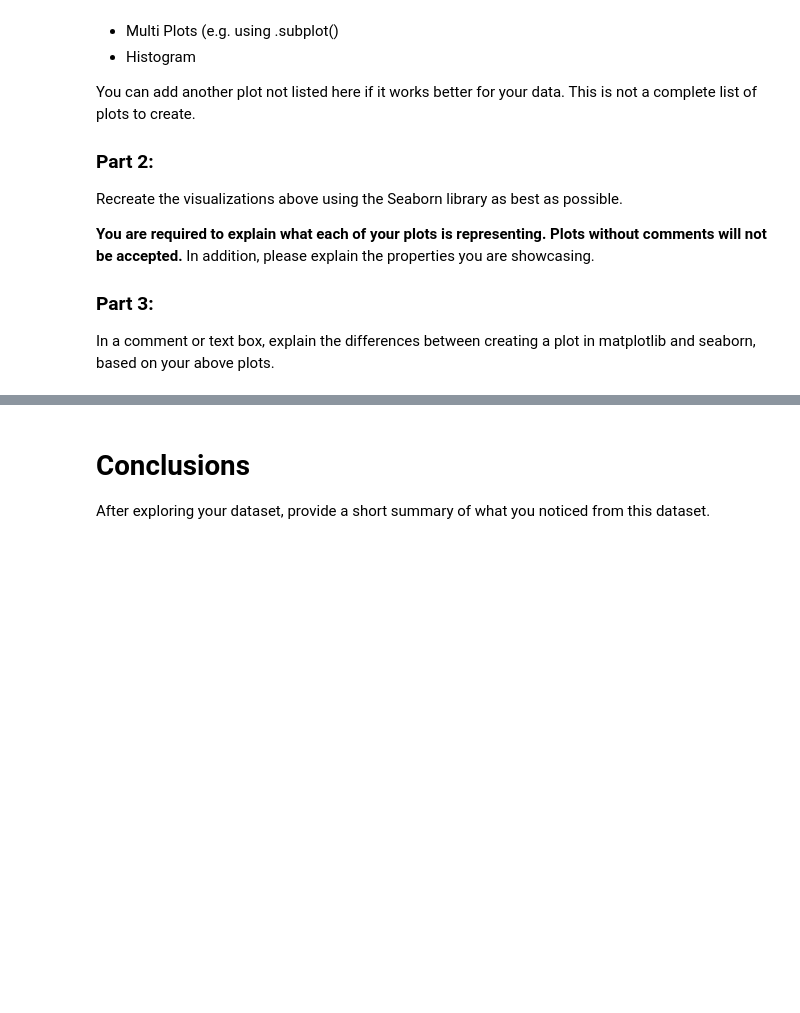
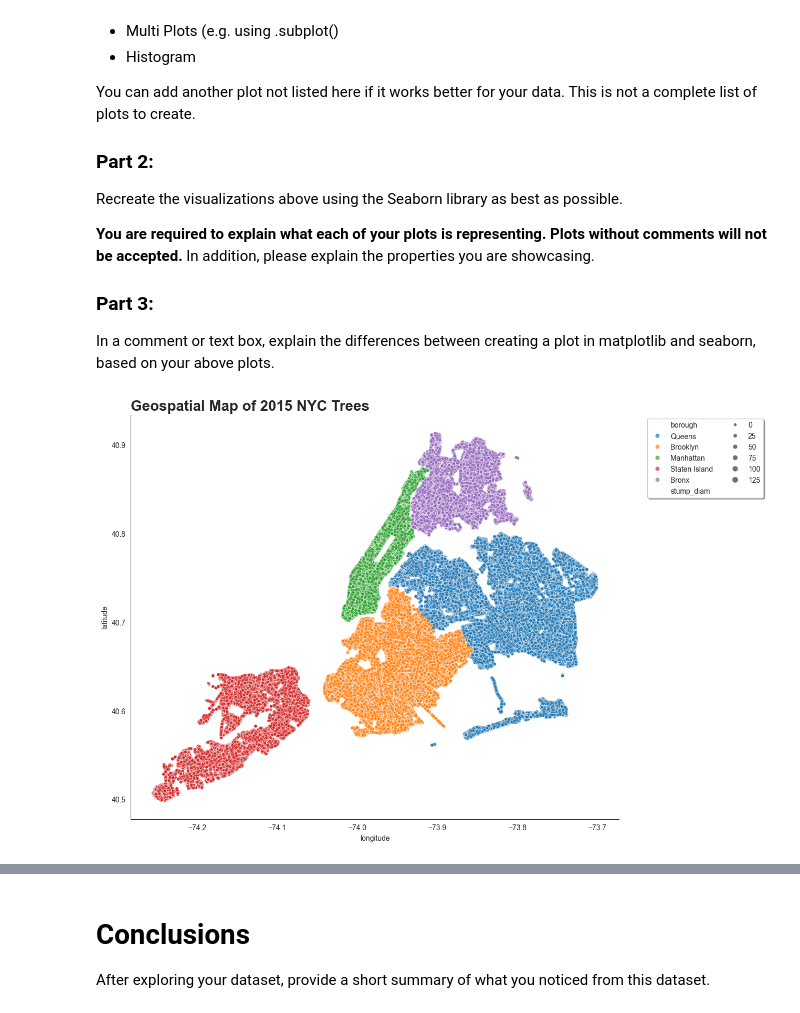
Before and after one commit to kevinhav/data602_assign_8, a Jupyter notebook: 08_assignment.ipynb, the cells around one changed output, grey strips where cells are left out. Drawn from its saved outputs; the diff is of its cells as text; code cells hidden in the pictures; blank space fills up the shorter version.

Commit message:
created geospatial plot

```diff
--- a/08_assignment.ipynb
+++ b/08_assignment.ipynb
@@ -142,14 +155,16 @@ Index(['tree_id', 'block_id', 'created_at', 'tree_dbh', 'stump_diam',
 cols_of_interest = [
     "tree_id",
     "block_id",
-    "stump_diam",
-    "status",
-    "health",
-    "spc_common",
-    "problems",
+    "tree_dbh",  # Tree diameter
+    "stump_diam",  # Stump diameter
+    "status",  # Alive, stump, dead
+    "health",  # Good, fair, poor
+    "spc_common",  # Species
+    "problems",  # Aggregate of all problems
     "address",
     "latitude",
     "longitude",
+    "borough",
 ]
 
 df = df[cols_of_interest]
@@ -234,3 +216,20 @@ Recreate the visualizations above using the Seaborn library as best as possible.
 
 ### **Part 3:**
 In a comment or text box, explain the differences between creating a plot in matplotlib and seaborn, based on your above plots.
+# %%
+plt.subplots(figsize=(12, 10))
+sns.set_style("white")
+sns.scatterplot(
+    df, x="longitude", y="latitude", hue="borough", size="stump_diam", alpha=0.7
+)
+
+plt.title("Geospatial Map of 2015 NYC Trees", loc="left", weight="bold", size="20")
+# plt.xticks([40.4, 40.5, 40.6, 40.7, 40.8, 40.9, 41.0])
+# TODO adjust legend so it fits both
+plt.legend(fontsize="medium")
+plt.gca().legend(
+    loc="upper left", bbox_to_anchor=(1.05, 1), fancybox=True, shadow=True, ncol=2
+)
+sns.despine()
+# %% [output]
+[figure, added]
```
Also changed, not shown: parts of 8 cells of this notebook, 1 other file.
